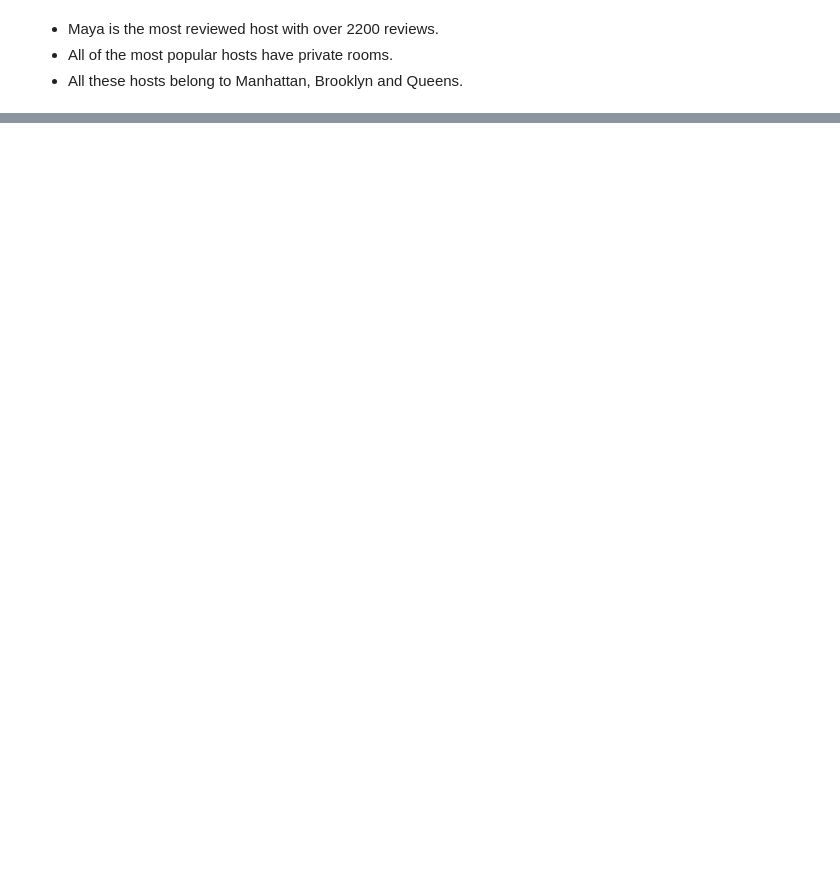
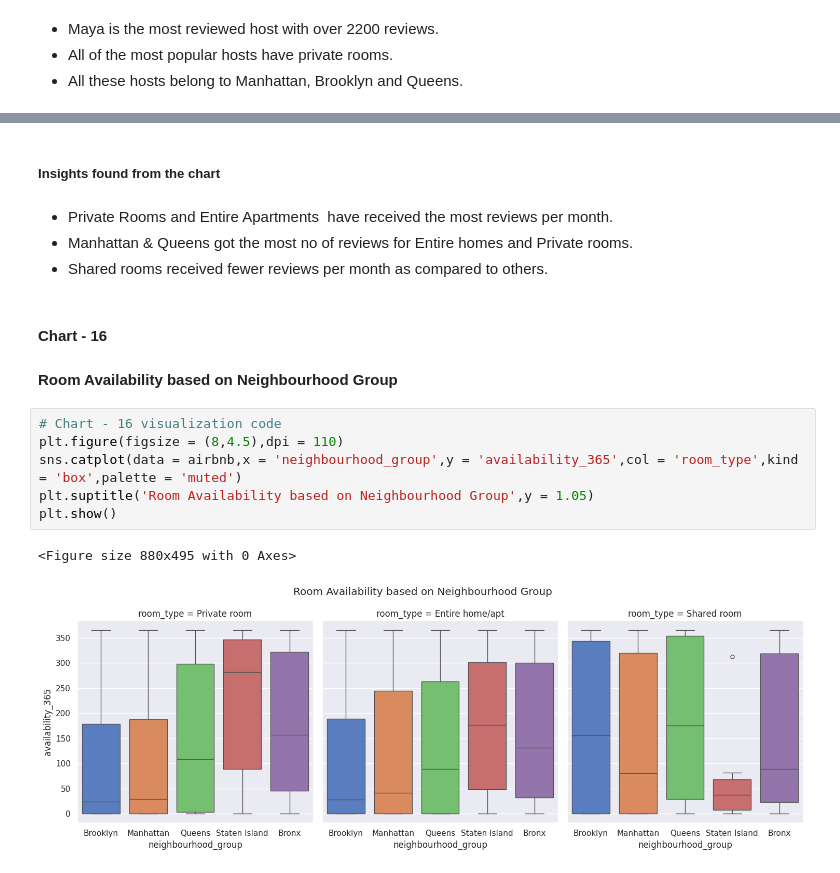
Before and after one commit to abhijain1216/AirBnb-Bookings-Analysis-EDA-project, a Jupyter notebook: AirBnb_Bookings_Analysis_EDA_pyhton_Project.ipynb, the cells around one changed output, grey strips where cells are left out. Saved outputs shown, nothing was run; the diff lists cells and outputs as text; blank space fills up the shorter version.

```diff
--- a/AirBnb_Bookings_Analysis_EDA_pyhton_Project.ipynb
+++ b/AirBnb_Bookings_Analysis_EDA_pyhton_Project.ipynb
@@ -791,0 +851,19 @@ plt.show()
+# %% [markdown]
+##### Insights found from the chart
+# %% [markdown]
+* Private Rooms and Entire Apartments  have received the most reviews per month.
+* Manhattan & Queens got the most no of reviews for Entire homes and Private rooms.
+* Shared rooms received fewer reviews per month as compared to others.
+# %% [markdown]
+#### Chart - 16
+
+####  Room Availability based on Neighbourhood Group
+# %%
+# Chart - 16 visualization code
+plt.figure(figsize = (8,4.5),dpi = 110)
+sns.catplot(data = airbnb,x = 'neighbourhood_group',y = 'availability_365',col = 'room_type',kind = 'box',palette = 'muted')
+plt.suptitle('Room Availability based on Neighbourhood Group',y = 1.05)
+plt.show()
+# %% [output]
+<Figure size 880x495 with 0 Axes>
+[figure, added]
```
Also changed, not shown: parts of 26 cells of this notebook.
